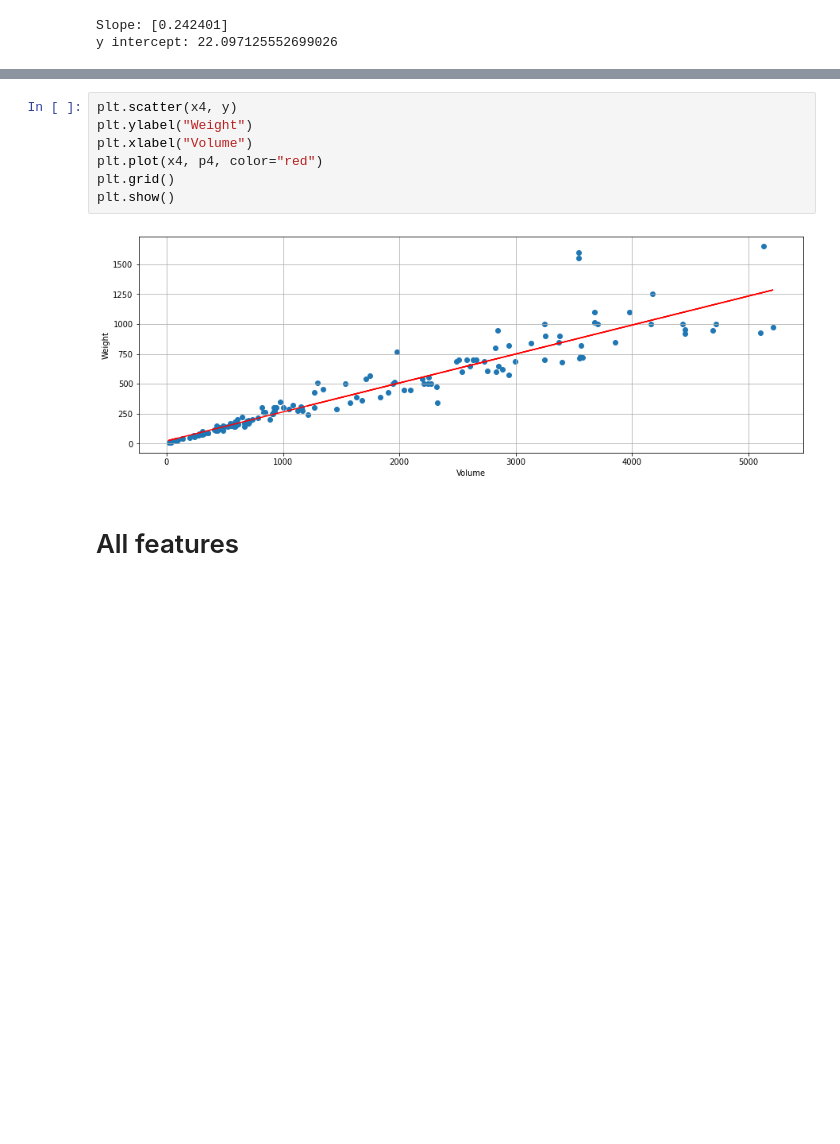
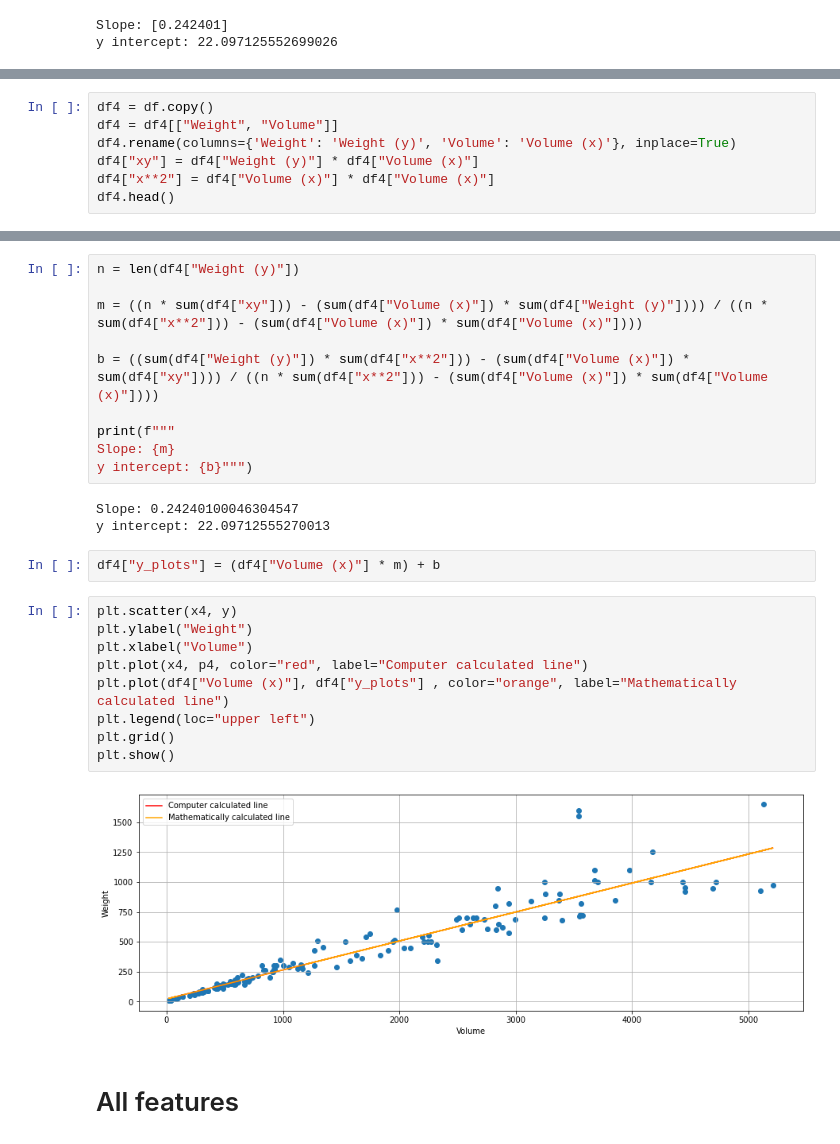
Before and after one commit to Sriram-bb63/Linear-regression, a Jupyter notebook: linear regression.ipynb, the cells around one changed output, grey strips where cells are left out. Cells and saved outputs as stored; diff of their text form; blank space fills up the shorter version.

```diff
--- a/linear regression.ipynb
+++ b/linear regression.ipynb
@@ -185,0 +223,7 @@ y intercept: 22.097125552699026
+# %%
+df4 = df.copy()
+df4 = df4[["Weight", "Volume"]]
+df4.rename(columns={'Weight': 'Weight (y)', 'Volume': 'Volume (x)'}, inplace=True)
+df4["xy"] = df4["Weight (y)"] * df4["Volume (x)"]
+df4["x**2"] = df4["Volume (x)"] * df4["Volume (x)"]
+df4.head()
@@ -186,12 +237,29 @@ y intercept: 22.097125552699026
+# %%
+n = len(df4["Weight (y)"])
+
+m = ((n * sum(df4["xy"])) - (sum(df4["Volume (x)"]) * sum(df4["Weight (y)"]))) / ((n * sum(df4["x**2"])) - (sum(df4["Volume (x)"]) * sum(df4["Volume (x)"])))
+
+b = ((sum(df4["Weight (y)"]) * sum(df4["x**2"])) - (sum(df4["Volume (x)"]) * sum(df4["xy"]))) / ((n * sum(df4["x**2"])) - (sum(df4["Volume (x)"]) * sum(df4["Volume (x)"])))
+
+print(f"""
+Slope: {m}
+y intercept: {b}""")
+# %% [output]
+Slope: 0.24240100046304547
+y intercept: 22.09712555270013
+# %%
+df4["y_plots"] = (df4["Volume (x)"] * m) + b
 # %%
 plt.scatter(x4, y)
 plt.ylabel("Weight")
 plt.xlabel("Volume")
-plt.plot(x4, p4, color="red")
+plt.plot(x4, p4, color="red", label="Computer calculated line")
+plt.plot(df4["Volume (x)"], df4["y_plots"] , color="orange", label="Mathematically calculated line")
+plt.legend(loc="upper left")
 plt.grid()
 plt.show()
 # %% [output]
-[figure, old version]
+[figure, new version]
 # %% [markdown]
 # All features
 # %%
```
Also changed, not shown: parts of 7 cells of this notebook.
